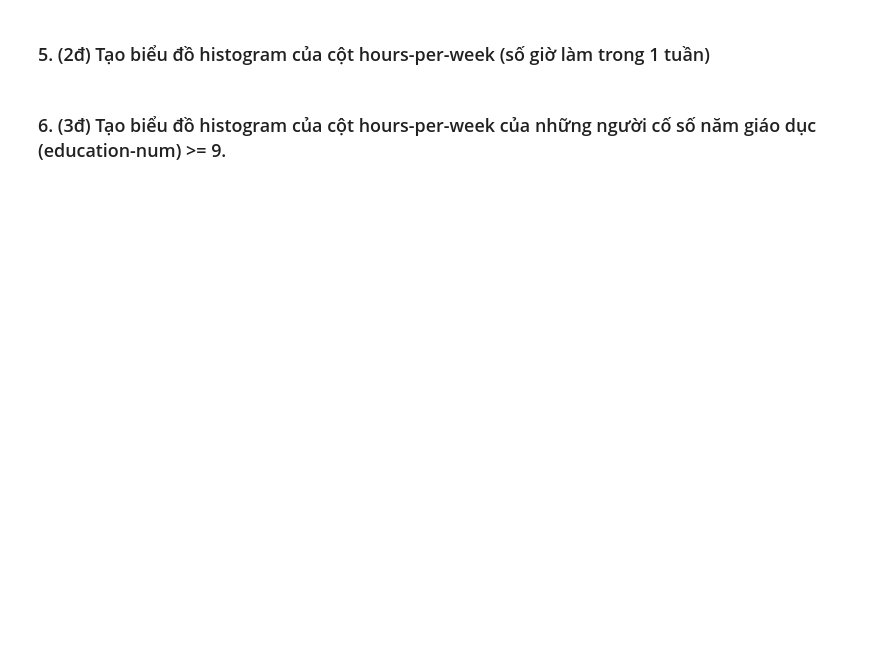
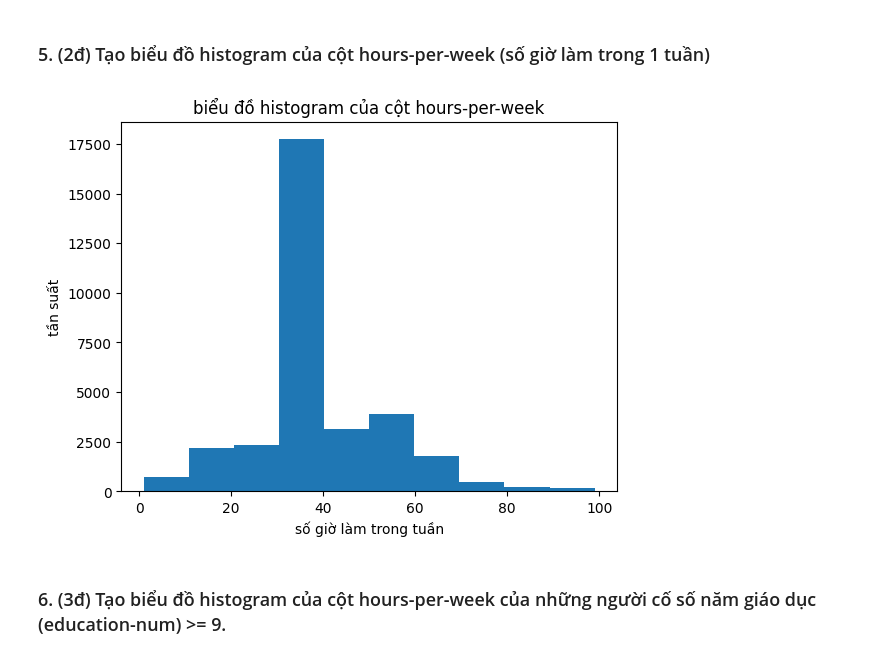
Before and after one commit to Phuonganh005/DA, a Jupyter notebook: 12_online/adult.ipynb, the cells around one changed output. Drawn from its saved outputs; the diff is of its cells as text; code cells hidden in the pictures; blank space fills up the shorter version.

```diff
--- a/12_online/adult.ipynb
+++ b/12_online/adult.ipynb
@@ -28,0 +31,6 @@ import numpy as np
+# %%
+url = "https://raw.githubusercontent.com/thieu1995/csv-files/refs/heads/main/data/pandas/adult.data"
+colum = ["age","workclass","fnlwgt","education","education-num","marital-status","occupation","relationship","race","sex",
+         "capital-gain","capital-loss","hours-per-week","native-country","salary"]
+df = pd.read_csv(url, names= colum)
+df.head()
@@ -41,2 +91,11 @@ import numpy as np
+# %%
+plt.figure()
+plt.hist(df["hours-per-week"])
+plt.title("biểu đồ histogram của cột hours-per-week")
+plt.xlabel("số giờ làm trong tuần")
+plt.ylabel("tần suất")
+plt.show()
+# %% [output]
+[figure, added]
 # %% [markdown]
 ### 6. (3đ) Tạo biểu đồ histogram của cột hours-per-week của những người cố số năm giáo dục (education-num) >= 9.
```
Also changed, not shown: parts of 40 cells of this notebook.
